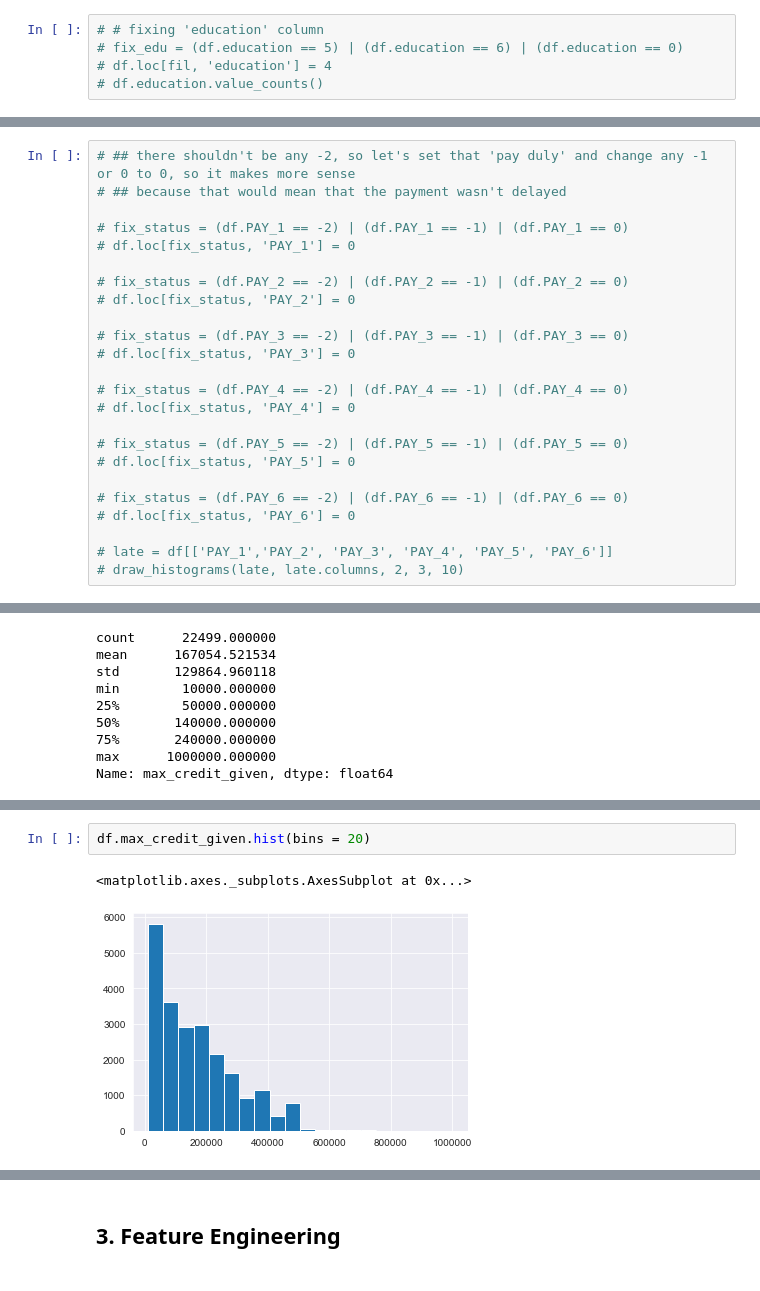
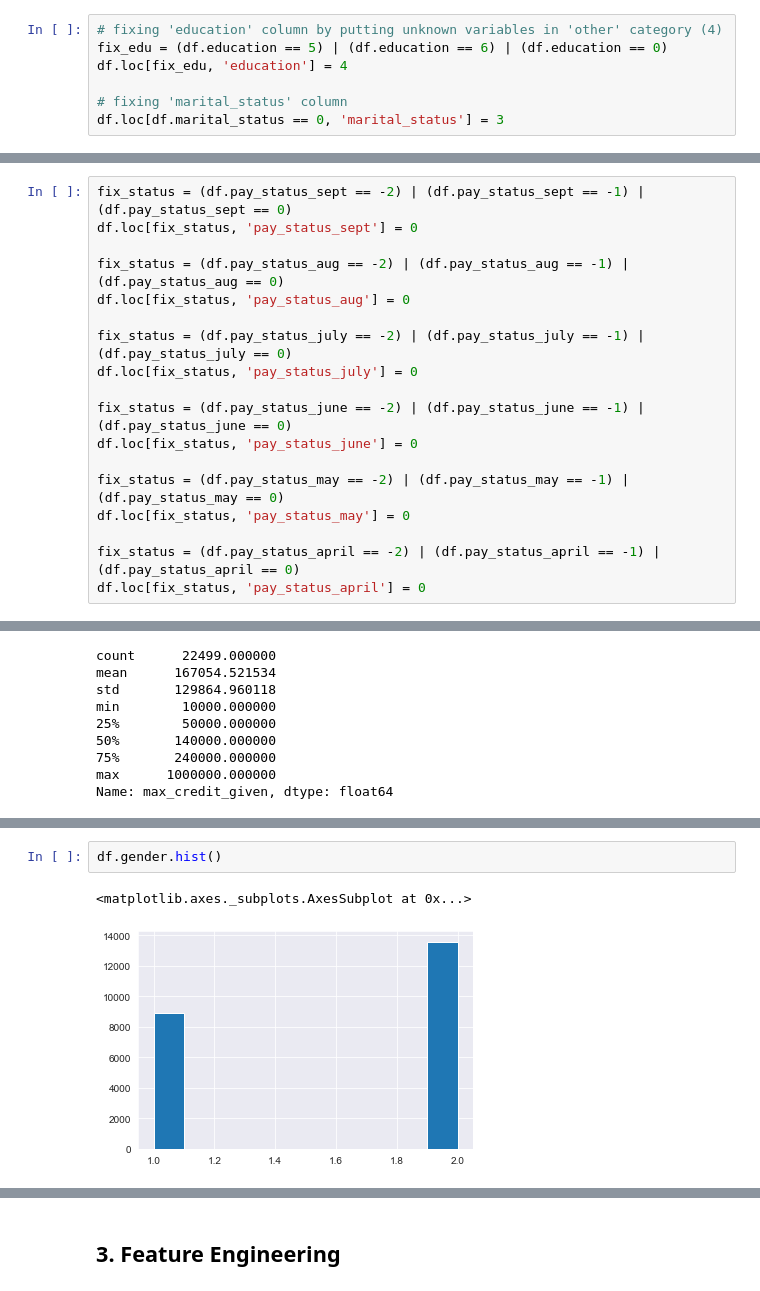
Before and after one commit to sankur7777/credit_card-default_prediction, a Jupyter notebook: scrap_notebook.ipynb, the cells around one changed output, grey strips where cells are left out. Cells and saved outputs as stored; diff of their text form.

```diff
--- a/scrap_notebook.ipynb
+++ b/scrap_notebook.ipynb
@@ -186,7 +187,9 @@ let's check to see what other people did first
 - 'other' in education can be an education lower than the high school level.
 - 'other' in marital_status could be, for example, "divorced".
 # %%
-# # fixing 'education' column
-# fix_edu = (df.education == 5) | (df.education == 6) | (df.education == 0)
-# df.loc[fil, 'education'] = 4
-# df.education.value_counts()
+# fixing 'education' column by putting unknown variables in 'other' category (4)
+fix_edu = (df.education == 5) | (df.education == 6) | (df.education == 0)
+df.loc[fix_edu, 'education'] = 4
+
+# fixing 'marital_status' column
+df.loc[df.marital_status == 0, 'marital_status'] = 3
@@ -219,24 +266,18 @@ df[['pay_status_sept', 'pay_status_aug', 'pay_status_july', 'pay_status_june', '
 # %%
-# ## there shouldn't be any -2, so let's set that 'pay duly' and change any -1 or 0 to 0, so it makes more sense
-# ## because that would mean that the payment wasn't delayed
+fix_status = (df.pay_status_sept == -2) | (df.pay_status_sept == -1) | (df.pay_status_sept == 0)
+df.loc[fix_status, 'pay_status_sept'] = 0
 
-# fix_status = (df.PAY_1 == -2) | (df.PAY_1 == -1) | (df.PAY_1 == 0)
-# df.loc[fix_status, 'PAY_1'] = 0
+fix_status = (df.pay_status_aug == -2) | (df.pay_status_aug == -1) | (df.pay_status_aug == 0)
+df.loc[fix_status, 'pay_status_aug'] = 0
 
-# fix_status = (df.PAY_2 == -2) | (df.PAY_2 == -1) | (df.PAY_2 == 0)
-# df.loc[fix_status, 'PAY_2'] = 0
+fix_status = (df.pay_status_july == -2) | (df.pay_status_july == -1) | (df.pay_status_july == 0)
+df.loc[fix_status, 'pay_status_july'] = 0
 
-# fix_status = (df.PAY_3 == -2) | (df.PAY_3 == -1) | (df.PAY_3 == 0)
-# df.loc[fix_status, 'PAY_3'] = 0
+fix_status = (df.pay_status_june == -2) | (df.pay_status_june == -1) | (df.pay_status_june == 0)
+df.loc[fix_status, 'pay_status_june'] = 0
 
-# fix_status = (df.PAY_4 == -2) | (df.PAY_4 == -1) | (df.PAY_4 == 0)
-# df.loc[fix_status, 'PAY_4'] = 0
+fix_status = (df.pay_status_may == -2) | (df.pay_status_may == -1) | (df.pay_status_may == 0)
+df.loc[fix_status, 'pay_status_may'] = 0
 
-# fix_status = (df.PAY_5 == -2) | (df.PAY_5 == -1) | (df.PAY_5 == 0)
-# df.loc[fix_status, 'PAY_5'] = 0
-
-# fix_status = (df.PAY_6 == -2) | (df.PAY_6 == -1) | (df.PAY_6 == 0)
-# df.loc[fix_status, 'PAY_6'] = 0
-
-# late = df[['PAY_1','PAY_2', 'PAY_3', 'PAY_4', 'PAY_5', 'PAY_6']]
-# draw_histograms(late, late.columns, 2, 3, 10)
+fix_status = (df.pay_status_april == -2) | (df.pay_status_april == -1) | (df.pay_status_april == 0)
+df.loc[fix_status, 'pay_status_april'] = 0
@@ -312,5 +367,5 @@ df.age.hist()
 # %%
-df.max_credit_given.hist(bins = 20)
+df.gender.hist()
 # %% [output]
 <matplotlib.axes._subplots.AxesSubplot at 0x...>
-[figure, old version]
+[figure, new version]
```
Also changed, not shown: parts of 54 cells of this notebook.
